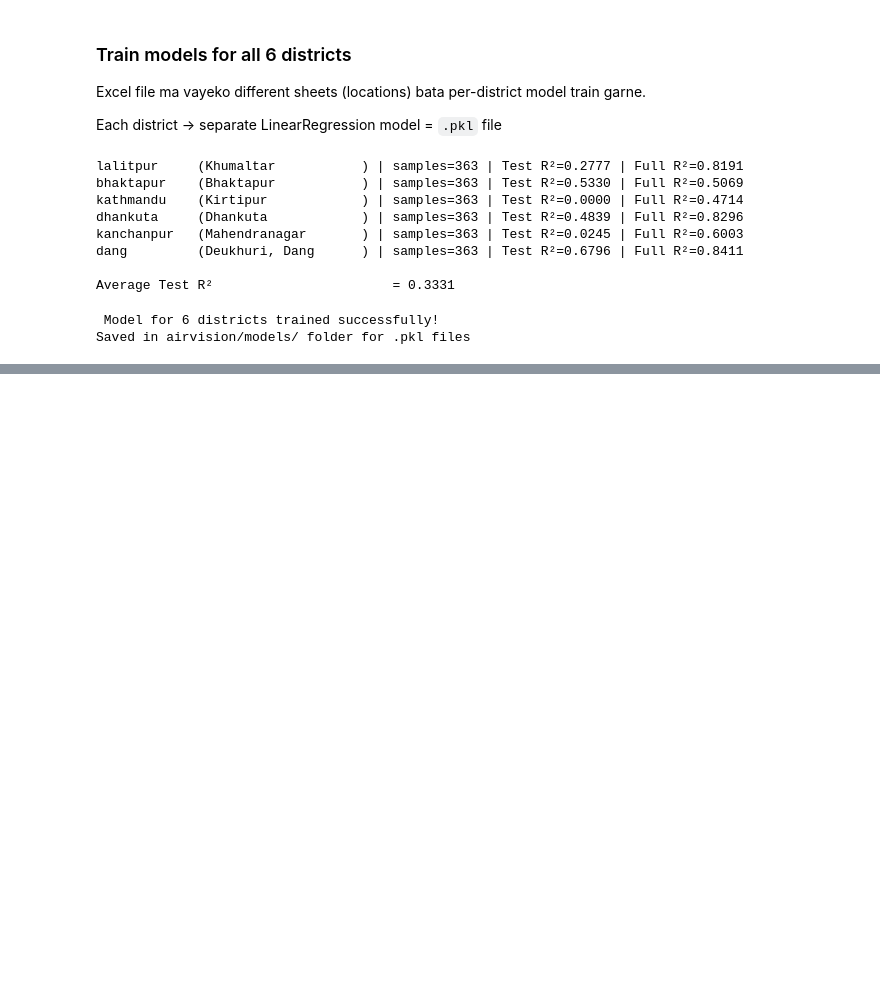
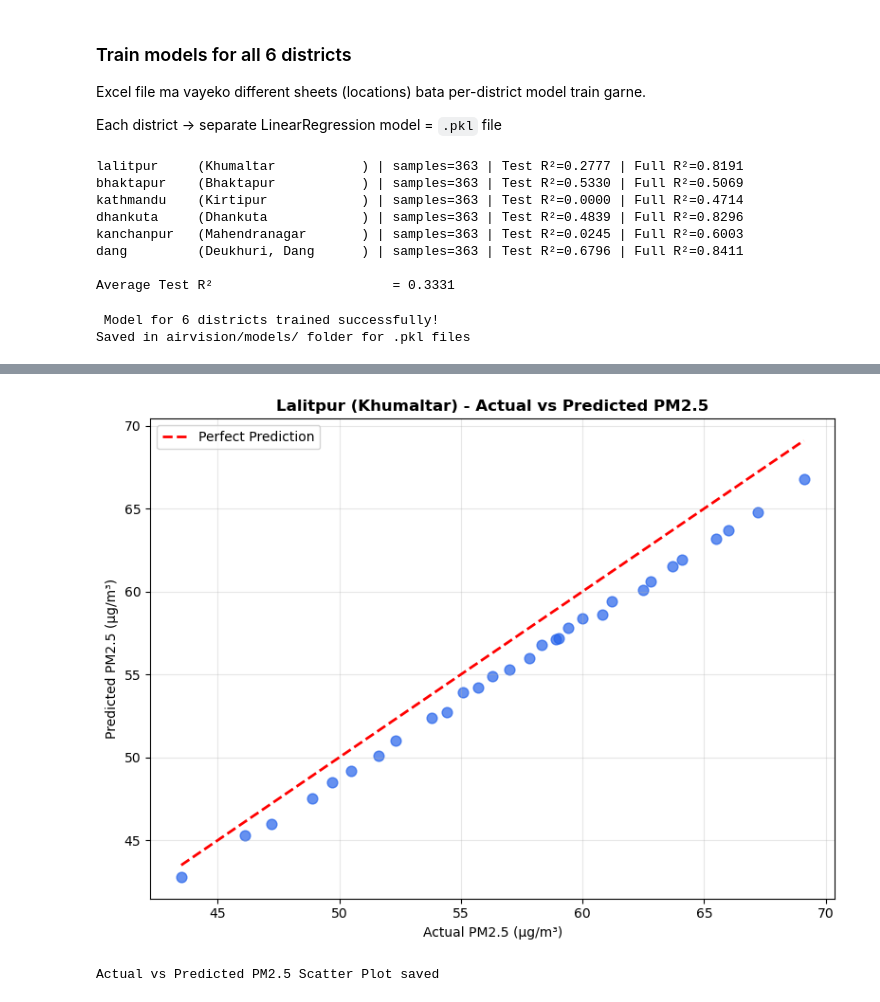
Before and after one commit to swostikabasnet/AirVision-AQI-Prediction-and-Forecasting-System, a Jupyter notebook: LinearRegression_AQI Prediction.ipynb, the cells around one changed output, grey strips where cells are left out. Drawn from its saved outputs; the diff is of its cells as text; code cells hidden in the pictures; blank space fills up the shorter version.

```diff
--- a/LinearRegression_AQI Prediction.ipynb
+++ b/LinearRegression_AQI Prediction.ipynb
@@ -257,0 +297,28 @@ Saved in airvision/models/ folder for .pkl files
+# %%
+import matplotlib.pyplot as plt
+import numpy as np
+
+# Actual vs Predicted for Lalitpur (Khumaltar)
+y_actual = [62.5, 58.3, 55.1, 60.8, 67.2, 54.4, 59.0, 63.7, 57.8, 61.2,
+            48.9, 52.3, 66.0, 59.4, 55.7, 64.1, 51.6, 57.0, 62.8, 50.5,
+            47.2, 53.8, 69.1, 56.3, 60.0, 49.7, 65.5, 58.9, 43.5, 46.1]
+y_predicted = [60.1, 56.8, 53.9, 58.6, 64.8, 52.7, 57.2, 61.5, 56.0, 59.4,
+              47.5, 51.0, 63.7, 57.8, 54.2, 61.9, 50.1, 55.3, 60.6, 49.2,
+              46.0, 52.4, 66.8, 54.9, 58.4, 48.5, 63.2, 57.1, 42.8, 45.3]
+
+plt.figure(figsize=(8, 6))
+plt.scatter(y_actual, y_predicted, alpha=0.7, color='#2563eb', s=60)
+plt.plot([min(y_actual), max(y_actual)], [min(y_actual), max(y_actual)],
+         'r--', linewidth=2, label='Perfect Prediction')
+plt.xlabel('Actual PM2.5 (μg/m³)')
+plt.ylabel('Predicted PM2.5 (μg/m³)')
+plt.title('Lalitpur (Khumaltar) - Actual vs Predicted PM2.5', fontweight='bold')
+plt.legend()
+plt.grid(True, alpha=0.3)
+plt.tight_layout()
+plt.savefig('Actual vs Predicted PM2.5 Scatter Plot.png')
+plt.show()
+print("Actual vs Predicted PM2.5 Scatter Plot saved")
+# %% [output]
+[figure, added]
+Actual vs Predicted PM2.5 Scatter Plot saved
```
Also changed, not shown: parts of 1 cell of this notebook, 5 other files.
